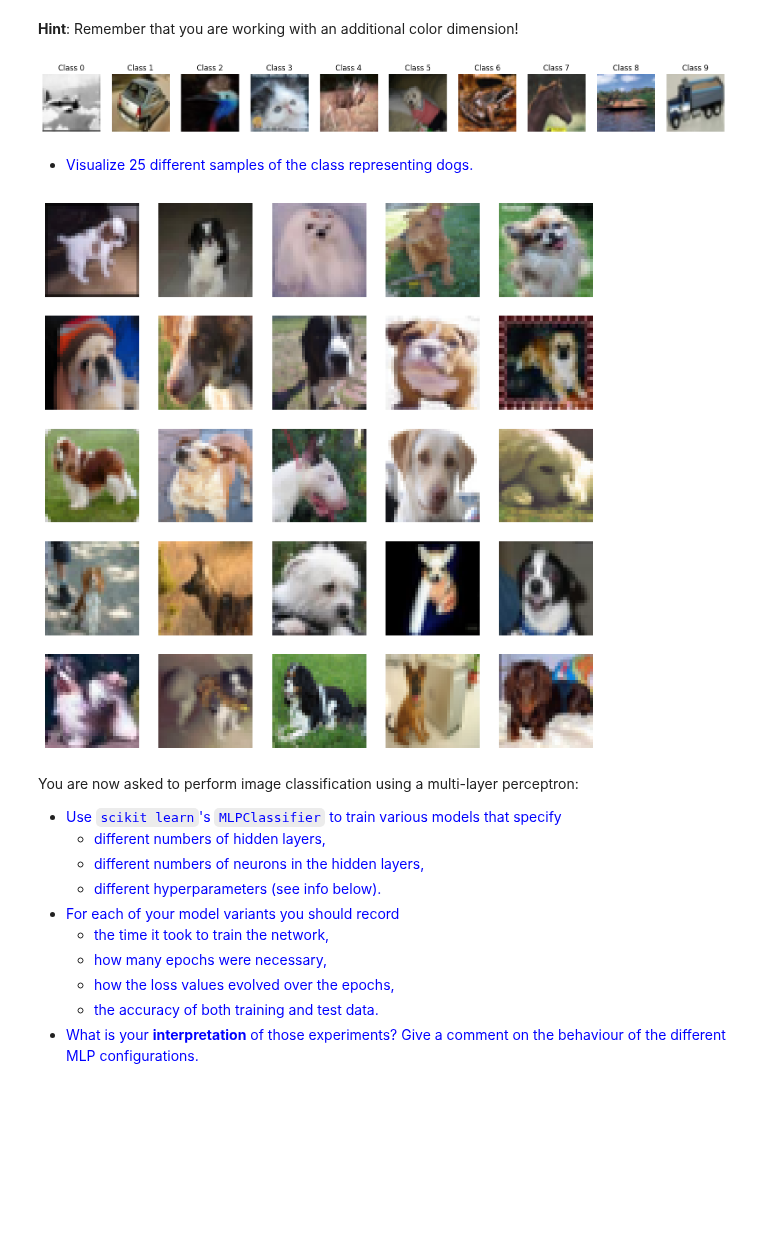
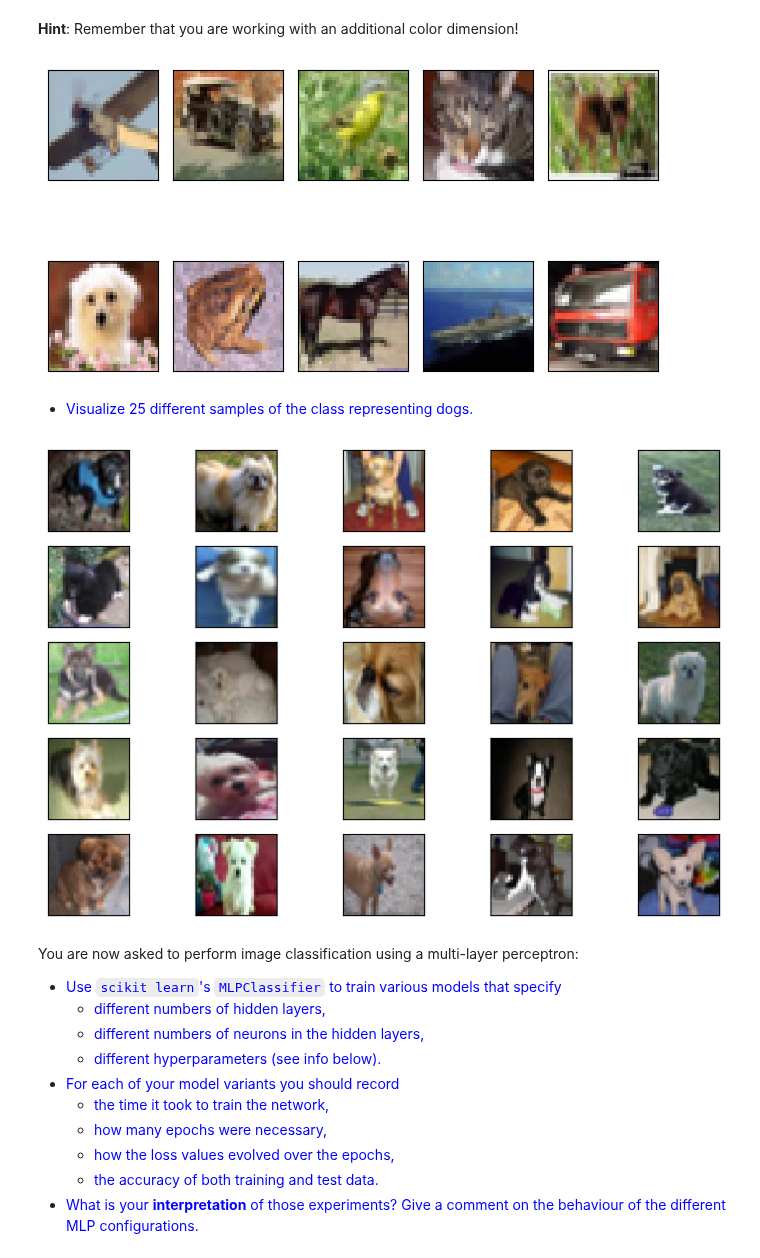
Before and after one commit to muazzamaqeel/DeepLearning, a Jupyter notebook: University_Work/Group-Work/ANN/DL4CV_NB/04c_ANN_Intro_Ex.ipynb, the cells around one changed output. Drawn from its saved outputs; the diff is of its cells as text; code cells hidden in the pictures; blank space fills up the shorter version.

```diff
--- a/University_Work/Group-Work/ANN/DL4CV_NB/04c_ANN_Intro_Ex.ipynb
+++ b/University_Work/Group-Work/ANN/DL4CV_NB/04c_ANN_Intro_Ex.ipynb
@@ -131,49 +131,42 @@ X_train_g.shape[1]
 * <div style="color:blue">Let's get started with a little visualization task by displaying the 42nd image of each class present.</div>
 # %% [markdown]
 **Hint**: Remember that you are working with an additional color dimension!
-# %%
-import numpy as np
-import matplotlib.pyplot as plt
-from tensorflow.keras.datasets import cifar10  # Import the CIFAR-10 dataset
-
-(train_images, train_labels), (test_images, test_labels) = cifar10.load_data()
-
-train_labels = train_labels.flatten()
-
-fig, axes = plt.subplots(1, 10, figsize=(20, 2))
-class_counts = np.zeros(10, dtype=int)
-
-for i in range(len(train_labels)):
-    label = train_labels[i]
-    class_counts[label] += 1
-    if class_counts[label] == 42:
-        ax = axes[label]
-
-        img = train_images[i].reshape(32, 32, 3)
-        ax.imshow(img)
-        ax.axis('off')
-        ax.set_title(f'Class {label}')
-
-plt.show()
-# %% [output]
-[figure, removed]
+# %%
+# Your solution goes here:
+import numpy as np
+import matplotlib.pyplot as plt
+%matplotlib inline
+
+fig, ax = plt.subplots(nrows=2, ncols=5, sharex=True, sharey=True,)
+ax = ax.flatten()
+for i in range(10):
+    img = X_train[y_train == i][42].reshape(32, 32, 3) # the 42th representative of each class
+    ax[i].imshow(img, cmap='Greys', interpolation='nearest')
+
+ax[0].set_xticks([])
+ax[0].set_yticks([])
+plt.tight_layout()
+# plt.savefig('./Images/mnist_all.png', dpi=300)
+plt.show()
+# %% [output]
+[figure, added]
 # %% [markdown]
 * <div style="color:blue">Visualize 25 different samples of the class representing dogs.</div>
-# %%
-# Your solution goes here:
-import numpy as np
-import matplotlib.pyplot as plt
-dog_indices = np.where(train_labels == 5)[0]
-np.random.seed(0)
-selected_indices = np.random.choice(dog_indices, 25, replace=False)
-fig, axes = plt.subplots(5, 5, figsize=(10, 10))  # 5x5 subplot for 25 images
-axes = axes.flatten()  # Flatten the 2D array of axes to simplify the loop
-for i, idx in enumerate(selected_indices):
-    axes[i].imshow(train_images[idx])
-    axes[i].axis('off')  # Turn off axis numbering
-plt.show()
-# %% [output]
-[figure, removed]
+# %%
+# Your solution goes here:
+fig, ax = plt.subplots(nrows=5, ncols=5, sharex=True, sharey=True, figsize=(8, 5))
+ax = ax.flatten()
+for i in range(25):
+    img = X_train[y_train == 5][i].reshape(32, 32, 3)
+    ax[i].imshow(img, cmap='Greys', interpolation='nearest')
+
+ax[0].set_xticks([])
+ax[0].set_yticks([])
+plt.tight_layout()
+# plt.savefig('./Images/mnist_7.png', dpi=300)
+plt.show()
+# %% [output]
+[figure, added]
 # %% [markdown]
 You are now asked to perform image classification using a multi-layer perceptron:
 
```
Also changed, not shown: parts of 13 cells of this notebook, 3 other files.
